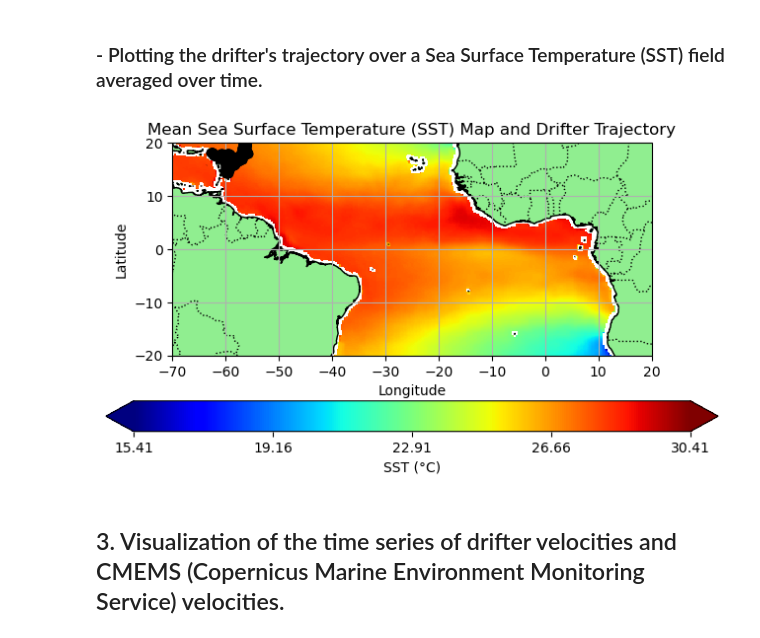
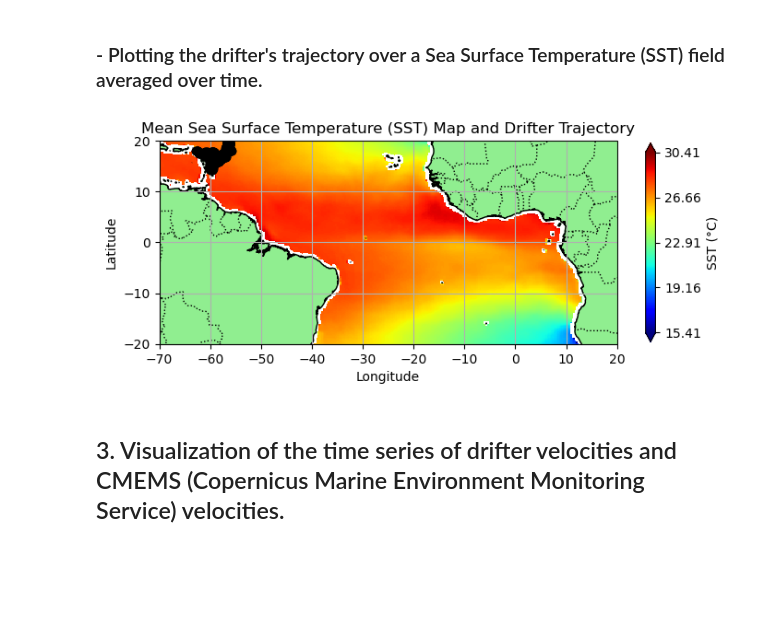
Before and after one commit to Julio-Leonel-Donfack/Courants-Derivants-Cmems, a Jupyter notebook: 6-Drifter-SSH-SST.ipynb, the cells around one changed output. Saved outputs shown, nothing was run; the diff lists cells and outputs as text; code cells hidden in the pictures; blank space fills up the shorter version.

```diff
--- a/6-Drifter-SSH-SST.ipynb
+++ b/6-Drifter-SSH-SST.ipynb
@@ -257,7 +258,7 @@ ax.add_feature(cfeature.LAND, color='lightgreen')
 # Specify colorbar limits based on actual SST values
 sst_min = mean_sst.min().values
 sst_max = mean_sst.max().values
-plt.colorbar(pcm, label='SST (°C)', extend='both', orientation='horizontal', ticks=np.linspace(sst_min, sst_max, 5))
+plt.colorbar(pcm, label='SST (°C)', extend='both', orientation='vertical', shrink=0.7, ticks=np.linspace(sst_min, sst_max, 5))
 
 # Read Drifter data
 fn='./drifter_6hour_qc_a65f_894f_fcdf_U1719475759871.nc';
@@ -265,35 +266,36 @@ ds=xr.open_dataset(fn);
 
 # Extract drifter coordinates and variables
 
 drifter_lon = ds.longitude.values
 drifter_lat = ds.latitude.values
 time = ds.time.values
 
 # Plot drifter trajectory with scatter
 # plt.scatter(drifter_lon[19674:19931], drifter_lat[19674:19931], color='white', s=5, transform=ccrs.PlateCarree())
 plt.plot(drifter_lon[53965:54778], drifter_lat[53965:54778], color='black',marker='o',linestyle='-', transform=ccrs.PlateCarree())
 
 # Specify axes limits and ticks
 plt.xlim(-70, 20)  # Longitude axis from 70W to 20E
 plt.ylim(-20, 20)  # Latitude axis from 20S to 20N
 plt.xticks(np.arange(-70, 30, 10))  # Longitude ticks every 10 degrees
 plt.yticks(np.arange(-20, 30, 10))  # Latitude ticks every 10 degrees
 
 # Add grid
 plt.grid(True)
 
 # Add axes labels
 plt.xlabel('Longitude')
 plt.ylabel('Latitude')
 
-plt.savefig("fig32 mode.png")
 # Title of the plot
 plt.title('Mean Sea Surface Temperature (SST) Map and Drifter Trajectory')
 
+plt.savefig("fig32 mode.png")
+
 # Show the plot
 plt.show()
 # %% [output]
-[figure, old version]
+[figure, new version]
 # %% [markdown]
 ## 3. Visualization of the time series of drifter velocities and CMEMS (Copernicus Marine Environment Monitoring Service) velocities.
 # %% [markdown]
```
Also changed, not shown: parts of 3 cells of this notebook.
